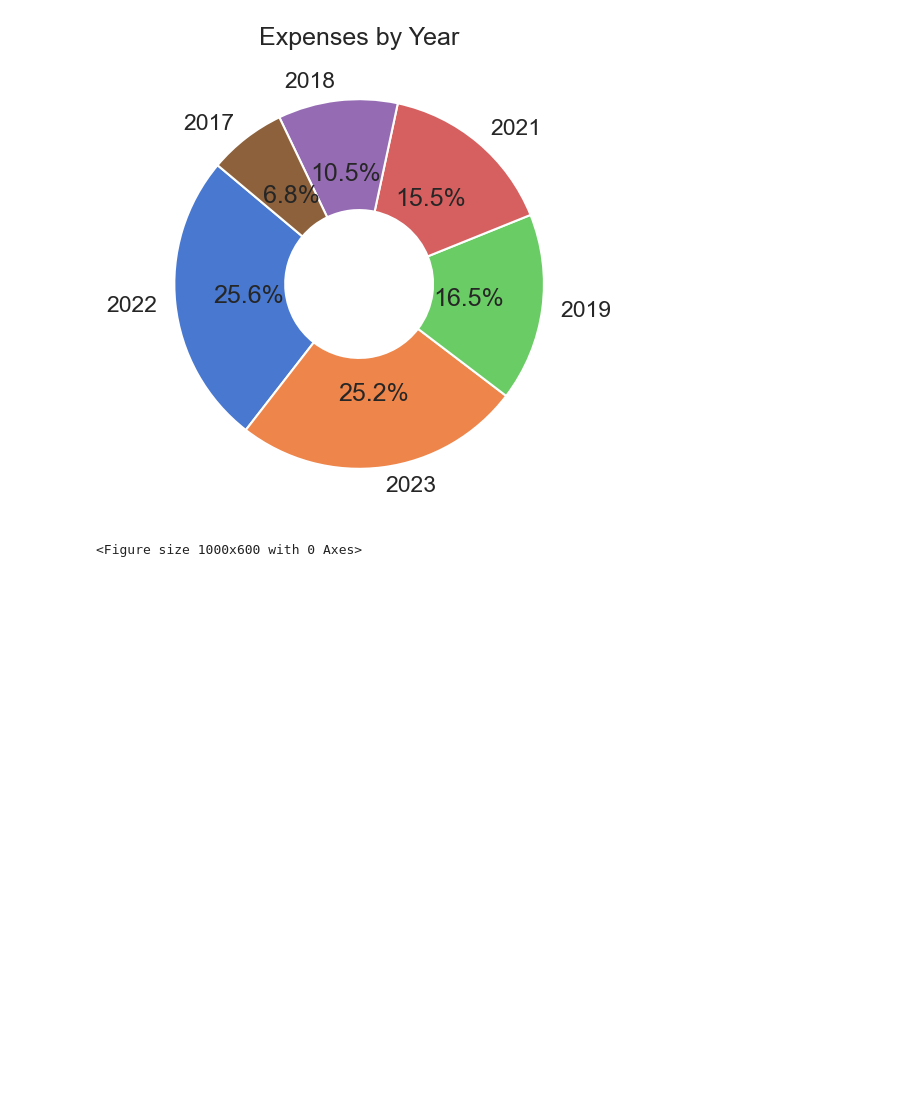
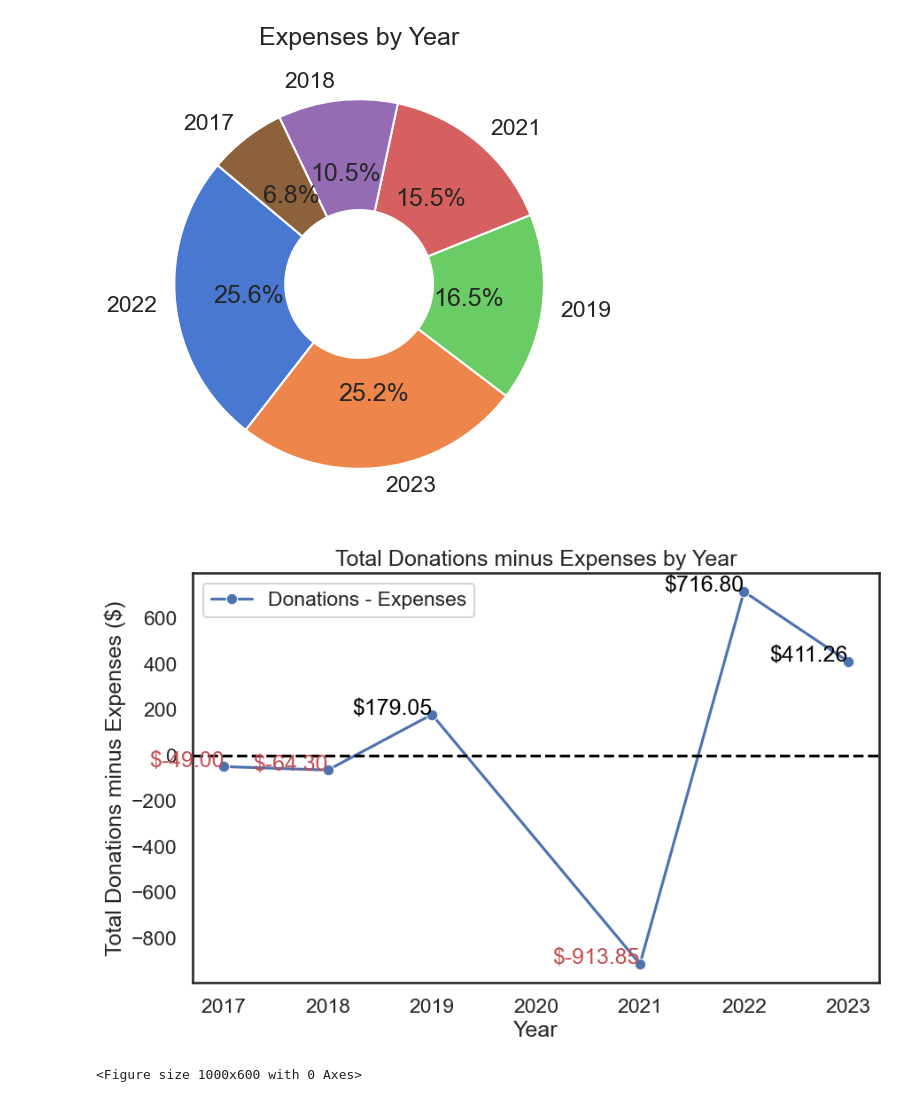
Before and after one commit to johbry17/Harvest-Party, a Jupyter notebook: exploratory_data_analysis.ipynb, the cells around one changed output. Drawn from its saved outputs; the diff is of its cells as text; code cells hidden in the pictures; blank space fills up the shorter version.

Commit message:
v0.0 added plot

```diff
--- a/exploratory_data_analysis.ipynb
+++ b/exploratory_data_analysis.ipynb
@@ -364,6 +364,53 @@ plt.title("Expenses by Year")
 plt.show()
 # %% [output]
 [figure]
+# %%
+# plot donations minus expenses by year as a line chart
+
+# group and sum expenses by year
+df_sum = df.groupby("Year")["Amount"].sum().reset_index()
+df_sum.columns = ["Year", "Amount"]
+
+don_sum = don_df.copy() # donations df
+
+# merge expenses and donations dfs
+df_sum = pd.merge(df_sum, don_sum, on="Year", how="outer")
+
+# calculate expenses minus donations
+df_sum["Donations_minus_expenses"] = df_sum["Donations"] - df_sum["Amount"]
+
+# plot and format line chart
+sns.set_theme(style="white", context="talk")
+plt.figure(figsize=(10, 6))
+
+sns.lineplot(
+    x="Year",
+    y="Donations_minus_expenses",
+    data=df_sum,
+    marker="o",
+    # color="r",
+    label="Donations - Expenses",
+)
+
+# Add a horizontal line at y=0
+plt.axhline(0, color='black', linestyle='--')
+
+# annotate each data point
+for _, row in df_sum.iterrows():
+    year = row.Year
+    amount = row.Donations_minus_expenses
+    color = 'r' if amount < 0 else 'black'
+    plt.text(
+        year, amount, f"${amount:.2f}", horizontalalignment="right", color=color
+    )
+
+# format plot
+plt.title("Total Donations minus Expenses by Year")
+plt.xlabel("Year")
+plt.ylabel("Total Donations minus Expenses ($)")
+plt.show()
+# %% [output]
+[figure, added]
 # %%
 # plot a grouped bar chart of expenses by category, per year
 df_cat = df.groupby(["Year", "Category"])["Amount"].sum().reset_index()
```
